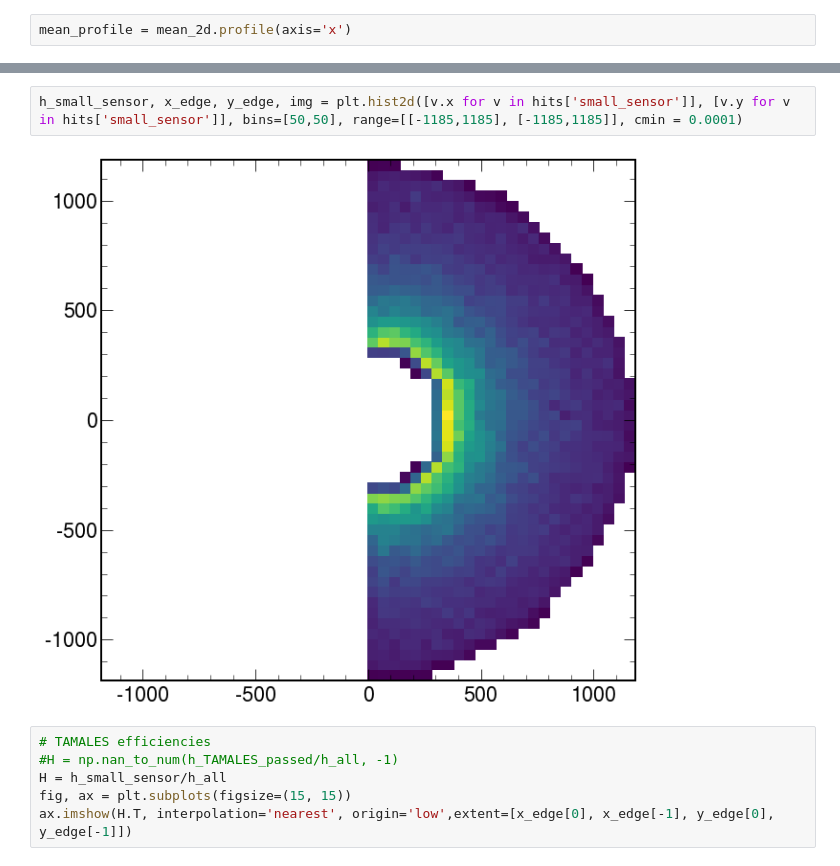
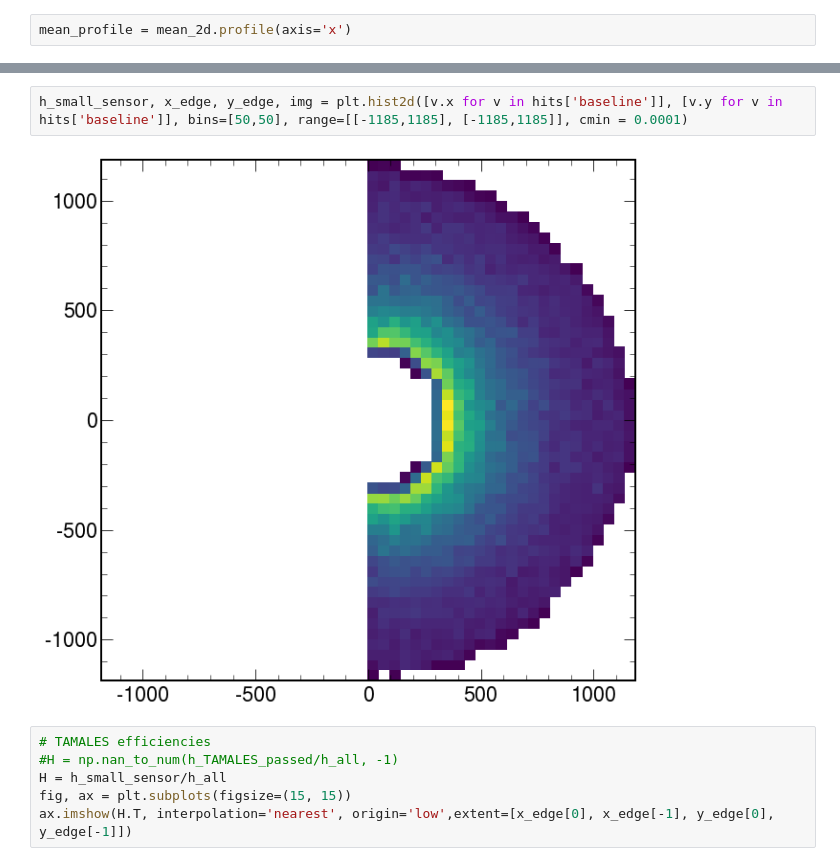
Before and after one commit to yashmehra028/ETL-Copy, a Jupyter notebook: example.ipynb, the cells around one changed output, grey strips where cells are left out. Cells and saved outputs as stored; diff of their text form.

```diff
--- a/example.ipynb
+++ b/example.ipynb
@@ -489,7 +433,7 @@ h_all, x_edge, y_edge, img = plt.hist2d([v.x for v in vec_list], [v.y for v in v
 # %%
-h_small_sensor, x_edge, y_edge, img = plt.hist2d([v.x for v in hits['small_sensor']], [v.y for v in hits['small_sensor']], bins=[50,50], range=[[-1185,1185], [-1185,1185]], cmin = 0.0001)
+h_small_sensor, x_edge, y_edge, img = plt.hist2d([v.x for v in hits['baseline']], [v.y for v in hits['baseline']], bins=[50,50], range=[[-1185,1185], [-1185,1185]], cmin = 0.0001)
 # %% [output]
-[figure, old version]
+[figure, new version]
 # %%
 # TAMALES efficiencies
 #H = np.nan_to_num(h_TAMALES_passed/h_all, -1)
```
Also changed, not shown: parts of 16 cells of this notebook.
